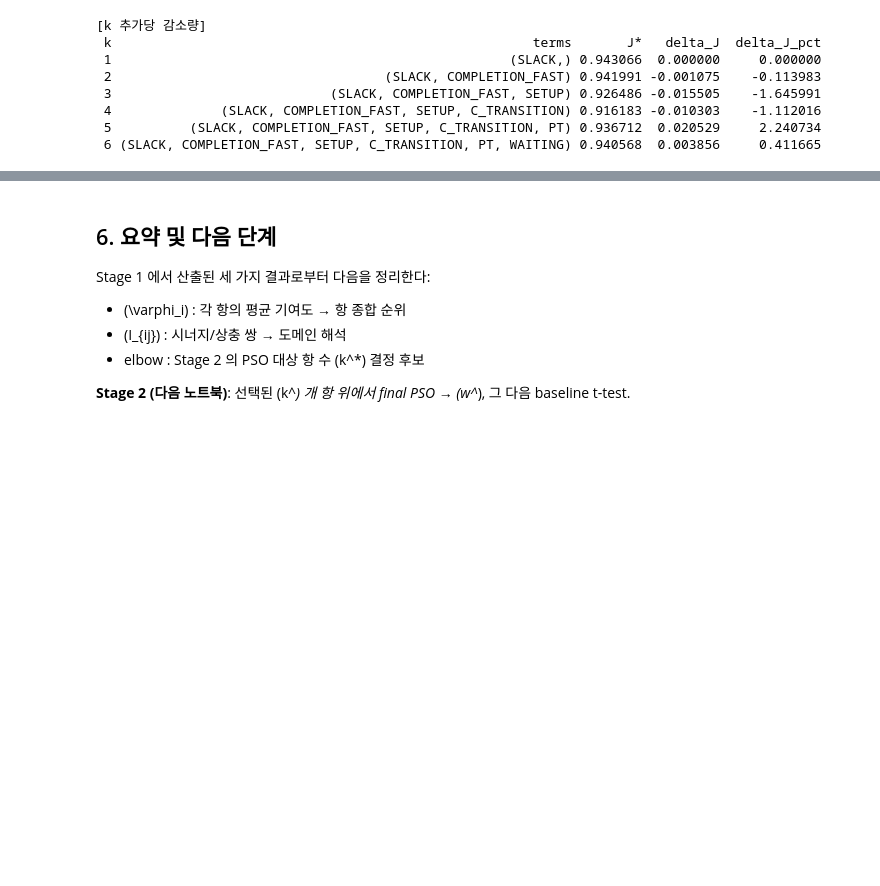
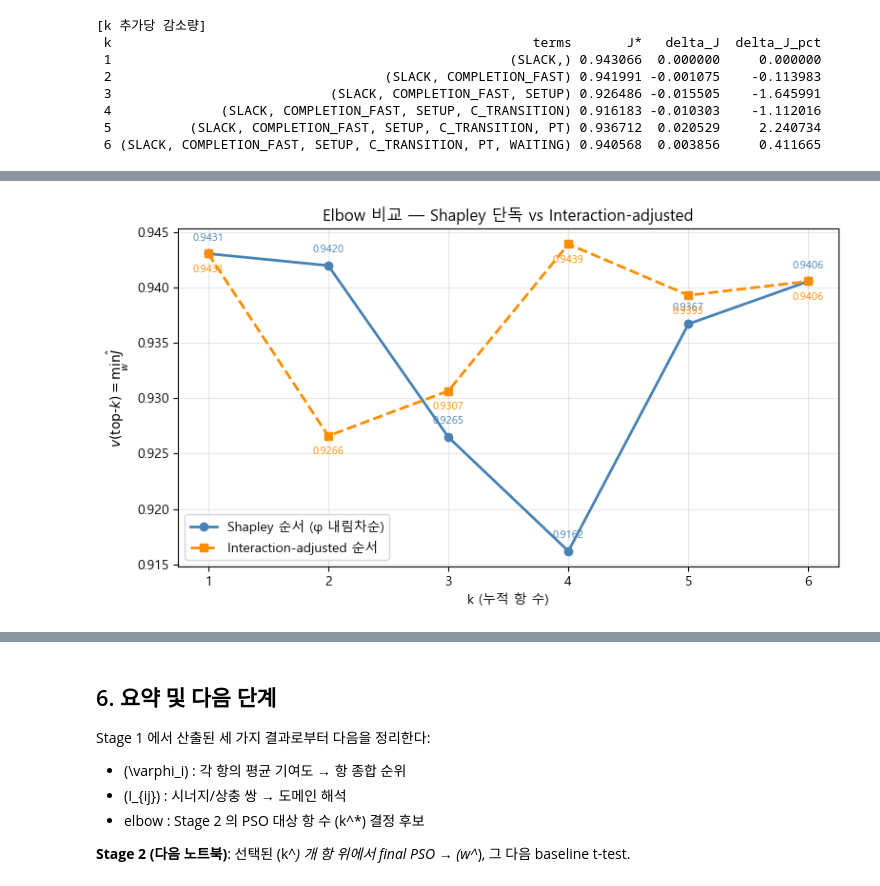
Before and after one commit to cryscham123/simulation_homework, a Jupyter notebook: tuning/composite_rule.ipynb, the cells around one changed output, grey strips where cells are left out. Drawn from its saved outputs; the diff is of its cells as text; code cells hidden in the pictures; blank space fills up the shorter version.

```diff
--- a/tuning/composite_rule.ipynb
+++ b/tuning/composite_rule.ipynb
@@ -456,0 +463,93 @@ findfont: Font family 'AppleGothic' not found.
+# %%
+from tuning.composite_rule import value_function
+
+def _adjusted_greedy_order(phi, inter_dict, terms):
+    """φ_t - 0.5 Σ I_{t,s} 기준 forward selection."""
+    selected, remaining = [], list(terms)
+    trace = []
+    while remaining:
+        scores = {}
+        for t in remaining:
+            penalty = 0.0
+            for s in selected:
+                key = (t, s) if (t, s) in inter_dict else (s, t)
+                penalty += 0.5 * inter_dict.get(key, 0.0)
+            scores[t] = phi[t] - penalty
+        best = max(scores, key=scores.get)
+        trace.append({'step': len(selected) + 1, 'pick': best,
+                      'adj_score': scores[best], 'phi': phi[best]})
+        selected.append(best)
+        remaining.remove(best)
+    return selected, pd.DataFrame(trace)
+
+adj_order, adj_trace = _adjusted_greedy_order(phi, inter, CANDIDATE_TERMS)
+print('[Interaction-adjusted forward selection]')
+print(adj_trace.to_string(index=False))
+shap_order = [t for t, _ in sorted(phi.items(), key=lambda x: -x[1])]
+print(f'\n→ adjusted order : {adj_order}')
+print(f'→ Shapley order  : {shap_order}')
+
+# 누적 J 곡선 — value_cache 가 흐랐으니 대수 재사용
+adj_rows = []
+for k in range(1, len(adj_order) + 1):
+    top_k = adj_order[:k]
+    S = frozenset(top_k)
+    if S in value_cache:
+        J_star = value_cache[S]['J*']
+        w_star = value_cache[S]['w*']
+    else:
+        out = value_function(evaluator, top_k, N_RUNS, PSO_KWARGS)
+        J_star = out['J*']; w_star = out['w*']
+        value_cache[S] = out
+    adj_rows.append({'k': k, 'terms': tuple(top_k), 'J*': J_star,
+                     'w*': tuple(float(x) for x in w_star) if len(w_star) else ()})
+adj_elbow_df = pd.DataFrame(adj_rows)
+save_value_cache(value_cache)
+
+# --- plot: 두 곡선 비교 ---
+fig, ax = plt.subplots(figsize=(8, 4.5))
+ax.plot(elbow_df['k'], elbow_df['J*'], 'o-', color='steelblue', lw=2,
+        label='Shapley 순서 (φ 내림차순)')
+ax.plot(adj_elbow_df['k'], adj_elbow_df['J*'], 's--', color='darkorange', lw=2,
+        label='Interaction-adjusted 순서')
+for k, j in zip(elbow_df['k'], elbow_df['J*']):
+    ax.annotate(f'{j:.4f}', (k, j), textcoords='offset points',
+                xytext=(0, 10), ha='center', fontsize=8, color='steelblue')
+for k, j in zip(adj_elbow_df['k'], adj_elbow_df['J*']):
+    ax.annotate(f'{j:.4f}', (k, j), textcoords='offset points',
+                xytext=(0, -14), ha='center', fontsize=8, color='darkorange')
+ax.set_xlabel('k (누적 항 수)')
+ax.set_ylabel(r'$v(\text{top-}k) = \min_w \hat{J}$')
+ax.set_title('Elbow 비교 — Shapley 단독 vs Interaction-adjusted')
+ax.set_xticks(elbow_df['k'])
+ax.grid(True, alpha=0.3)
+ax.legend()
+plt.tight_layout()
+plt.show()
+
+# 비교 표
+cmp_df = pd.DataFrame({
+    'k': elbow_df['k'].values,
+    'shap_terms': elbow_df['terms'].values,
+    'shap_J*': elbow_df['J*'].values,
+    'adj_terms': adj_elbow_df['terms'].values,
+    'adj_J*': adj_elbow_df['J*'].values,
+})
+cmp_df['delta_J (adj - shap)'] = cmp_df['adj_J*'] - cmp_df['shap_J*']
+print('\n[누적 J 비교]')
+print(cmp_df.to_string(index=False))
+
+k_adj  = int(adj_elbow_df['J*'].idxmin()) + 1
+k_shap = int(elbow_df['J*'].idxmin()) + 1
+print(f'\n>>> adjusted-elbow 최소점: k={k_adj}, terms={list(adj_elbow_df.iloc[k_adj-1]["terms"])}  J*={adj_elbow_df.iloc[k_adj-1]["J*"]:.5f}')
+print(f'>>> Shapley-elbow  최소점: k={k_shap}, terms={list(elbow_df.iloc[k_shap-1]["terms"])}  J*={elbow_df.iloc[k_shap-1]["J*"]:.5f}')
+
+best_J_adj  = adj_elbow_df['J*'].min()
+best_J_shap = elbow_df['J*'].min()
+if best_J_adj < best_J_shap:
+    print(f'\n>>> adjusted 순서가 더 낮은 J* 달성 (Δ={best_J_shap - best_J_adj:+.5f}) → redundancy 보정이 의미 있음.')
+elif best_J_adj > best_J_shap:
+    print(f'\n>>> Shapley 순서가 더 낮음 (Δ={best_J_adj - best_J_shap:+.5f}) → 0.5 계수가 과제일 수있음.')
+else:
+    print('\n>>> 두 순서의 최적 J* 같음 — redundancy 가 elbow 결정에 영향 없음.')
+# %% [output]
@@ -456,0 +586 @@ findfont: Font family 'AppleGothic' not found.
+[figure, added]
```
Also changed, not shown: parts of 10 cells of this notebook, 3 other files.
